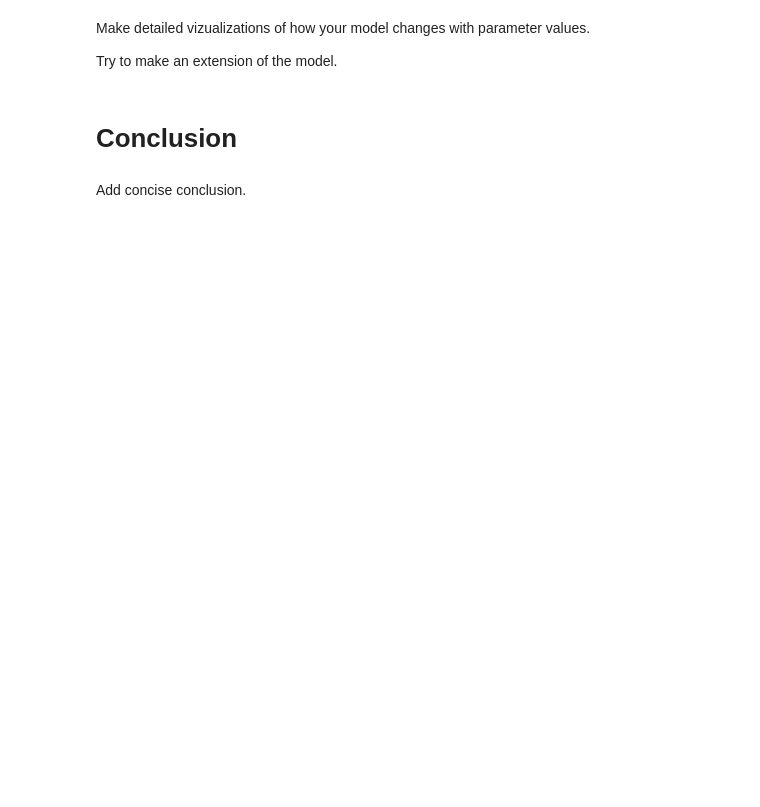
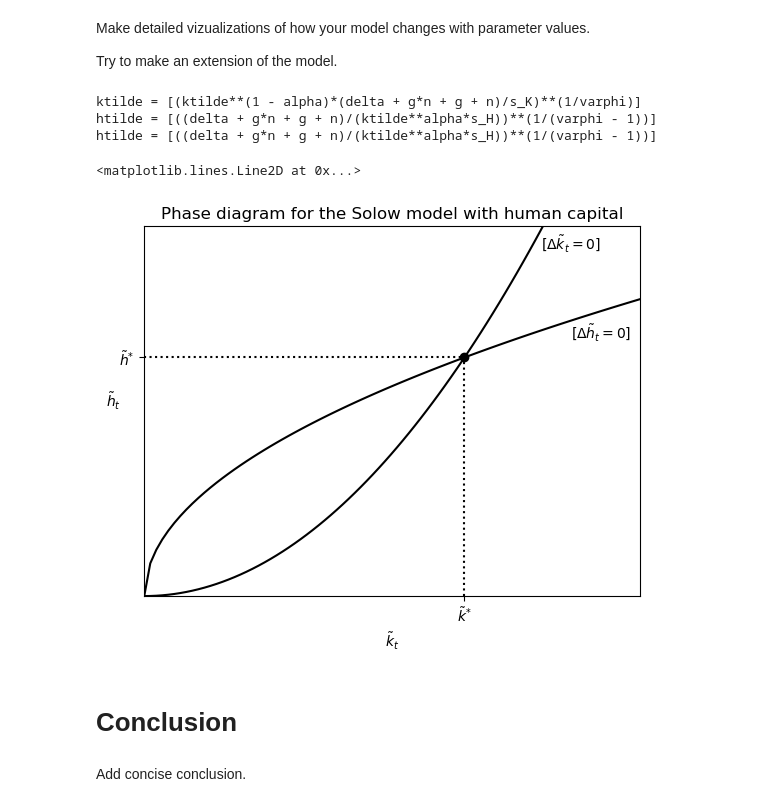
Before and after one commit to NumEconCopenhagen/projects-2023-helene-and-cecilie-class-3, a Jupyter notebook: modelproject/modelproject.ipynb, the cells around one changed output. Drawn from its saved outputs; the diff is of its cells as text; code cells hidden in the pictures; blank space fills up the shorter version.

```diff
--- a/modelproject/modelproject.ipynb
+++ b/modelproject/modelproject.ipynb
@@ -197,6 +272,68 @@ print(solution)
 Make detailed vizualizations of how your model changes with parameter values.
 
 Try to make an extension of the model.
+# %%
+# define solow equation and set them equal to 0
+dktilde = sm.Eq(0,(1/((1+n)*(1+g)))*(sK*ktilde**alpha*htilde**varphi-(n+g+delta+n*g)*ktilde))
+dhtilde = sm.Eq(0,(1/((1+n)*(1+g)))*(sH*ktilde**alpha*htilde**varphi-(n+g+delta+n*g)*htilde))
+# solve for htilde (=nullclines)
+null_dktilde = sm.solve(dktilde, htilde)
+null_dhtilde = sm.solve(dhtilde, htilde)
+# check nullclines
+print(f'ktilde = {null_dktilde}')
+print(f'htilde = {null_dhtilde}')
+# we see that htilde has three solutions: we want to use the positive solution
+#null_dhtilde = null_dhtilde[2]
+print(f'htilde = {null_dhtilde}')
+# %% [output]
+ktilde = [(ktilde**(1 - alpha)*(delta + g*n + g + n)/s_K)**(1/varphi)]
+htilde = [((delta + g*n + g + n)/(ktilde**alpha*s_H))**(1/(varphi - 1))]
+htilde = [((delta + g*n + g + n)/(ktilde**alpha*s_H))**(1/(varphi - 1))]
+# %%
+# create figure
+fig = plt.figure()
+# create plot
+ax = fig.add_subplot(1,1,1)
+# create grid
+k_range = np.linspace(0,3,100)
+h_range = np.linspace(0,3,100)
+k_grid, h_grid = np.meshgrid(k_range, h_range)
+
+# define range for ktilde
+ktilde = np.linspace(0,3,100)
+
+# plot null_k and null_h
+ax.plot(ktilde, null_k(ktilde), color='black')
+ax.plot(ktilde, null_h(ktilde), color='black')
+# alterations to figure
+plt.xlim(0,2.5)
+plt.ylim(0,2.5)
+ax.set_xlabel(r'$\tilde{k}_{t}$')
+ax.set_ylabel(r'$\tilde{h}_{t}$', rotation=0)
+ax.set_title("Phase diagram for the Solow model with human capital")
+plt.text(2.0, 2.35, r'[$\Delta \tilde{k}_{t}=0$]')
+plt.text(2.15, 1.75, r'[$\Delta \tilde{h}_{t}=0$]')
+# insert steady state
+plt.scatter(ss_k, ss_h, color='black')
+# remove ticks
+ax.set_xticks(xtick_loc)
+ax.set_yticks(ytick_loc)
+# set x tick
+xtick_loc=[ss_k]
+labels = [item.get_text() for item in ax.get_xticklabels()]
+labels[0] = r'$\tilde{k}^{*}$'
+ax.set_xticklabels(labels)
+# set y tick
+ytick_loc=[ss_h]
+labels = [item.get_text() for item in ax.get_yticklabels()]
+labels[0] = r'$\tilde{h}^{*}$'
+ax.set_yticklabels(labels)
+# insert dotted lines from axes to steady state
+plt.axvline(ss_k, ymax=ss_h/2.5, linestyle='dotted', color='black')
+plt.axhline(ss_h, xmax=ss_k/2.5, linestyle='dotted', color='black')
+# %% [output]
+<matplotlib.lines.Line2D at 0x...>
+[figure, added]
 # %% [markdown]
 # Conclusion
 # %% [markdown]
```
Also changed, not shown: parts of 8 cells of this notebook.
